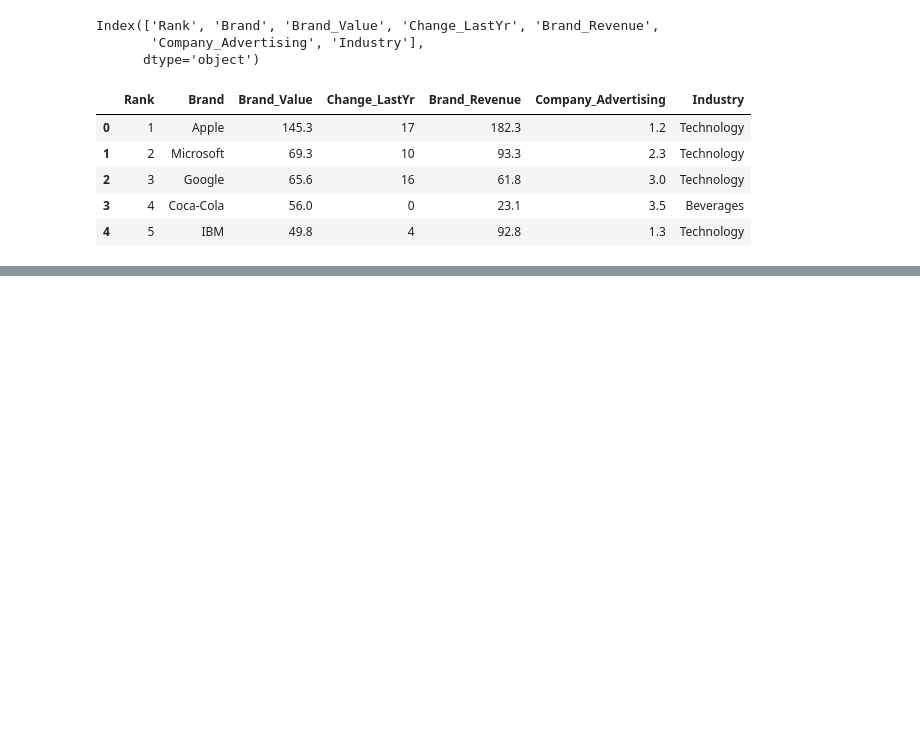
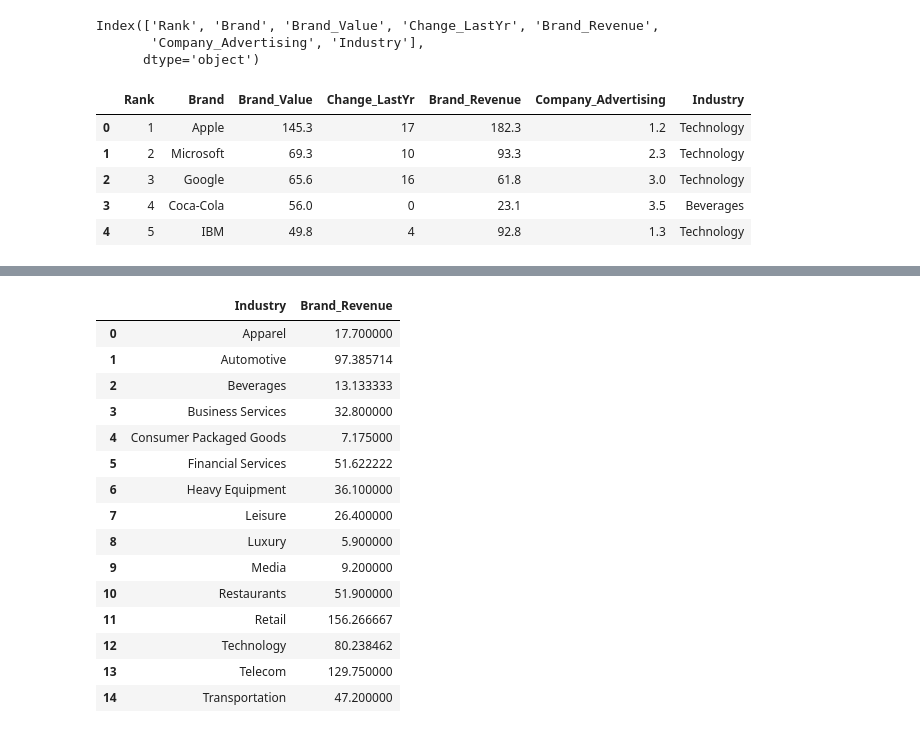
Before and after one commit to varunparmar32/Assignment-DataAnalysis, a Jupyter notebook: Untitled6.ipynb, the cells around one changed output, grey strips where cells are left out. Drawn from its saved outputs; the diff is of its cells as text; code cells hidden in the pictures; blank space fills up the shorter version.

```diff
--- a/Untitled6.ipynb
+++ b/Untitled6.ipynb
@@ -17,0 +75,19 @@ df_csv.head()
+# %%
+df.groupby(['Industry'], as_index = False)['Brand_Revenue'].mean()
+# %% [output]
+|  | Industry | Brand_Revenue |
+| 0 | Apparel | 17.700000 |
+| 1 | Automotive | 97.385714 |
+| 2 | Beverages | 13.133333 |
+| 3 | Business Services | 32.800000 |
+| 4 | Consumer Packaged Goods | 7.175000 |
+| 5 | Financial Services | 51.622222 |
+| 6 | Heavy Equipment | 36.100000 |
+| 7 | Leisure | 26.400000 |
+| 8 | Luxury | 5.900000 |
+| 9 | Media | 9.200000 |
+| 10 | Restaurants | 51.900000 |
+| 11 | Retail | 156.266667 |
+| 12 | Technology | 80.238462 |
+| 13 | Telecom | 129.750000 |
+| 14 | Transportation | 47.200000 |
```
Also changed, not shown: parts of 4 cells of this notebook.
